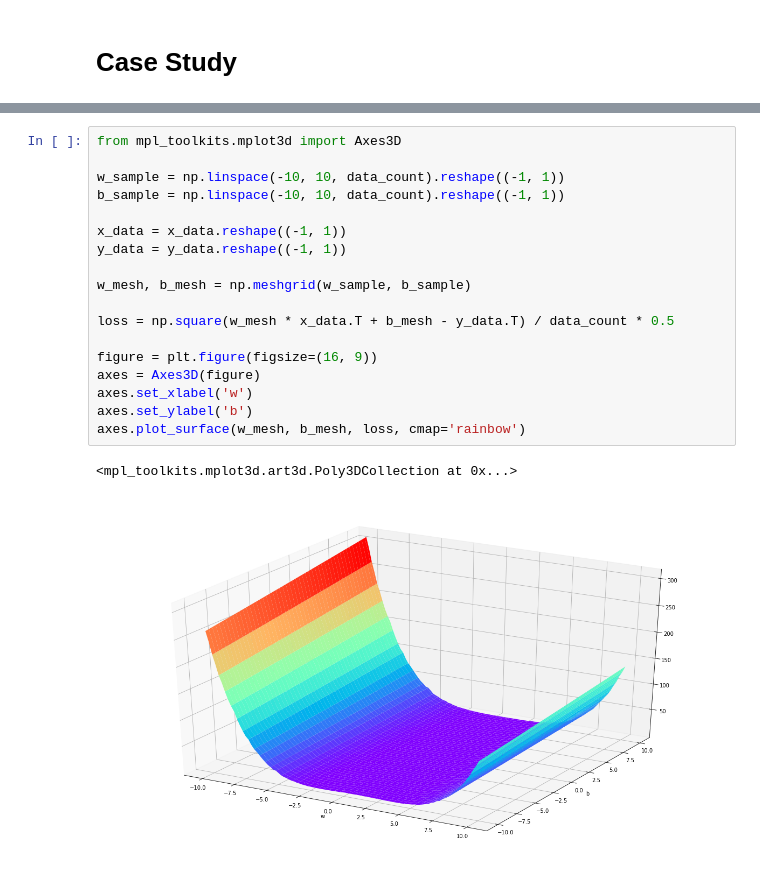
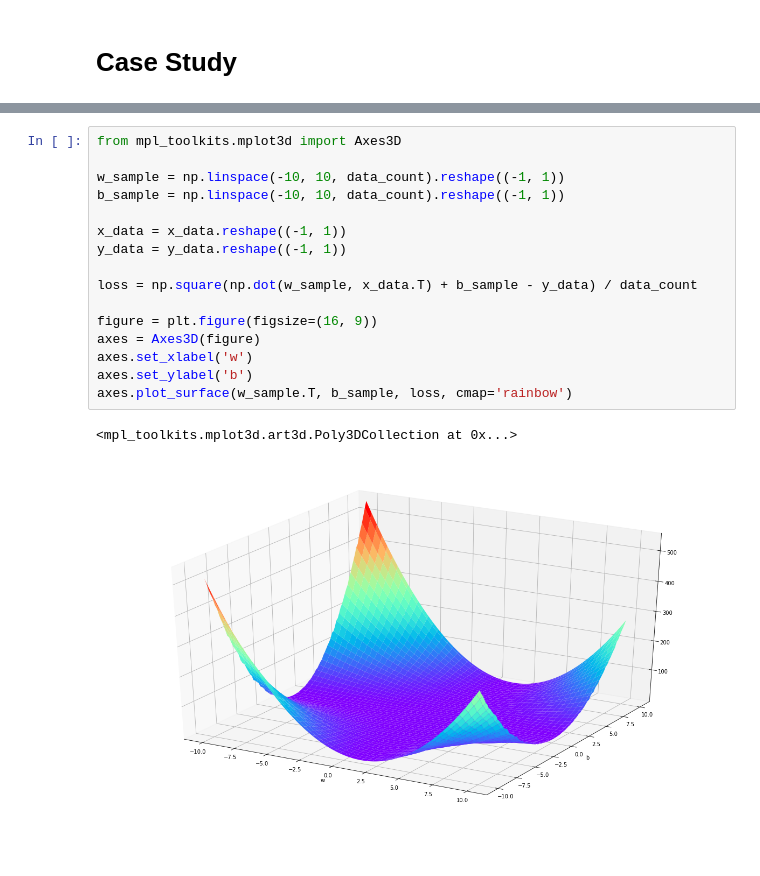
Before and after one commit to Ceruleanacg/Learning-Notes, a Jupyter notebook: note/Chapter-1.ipynb, the cells around one changed output, grey strips where cells are left out. Cells and saved outputs as stored; diff of their text form.

```diff
--- a/note/Chapter-1.ipynb
+++ b/note/Chapter-1.ipynb
@@ -22,24 +22,22 @@ plt.show()
 # %%
 from mpl_toolkits.mplot3d import Axes3D
 
 w_sample = np.linspace(-10, 10, data_count).reshape((-1, 1))
 b_sample = np.linspace(-10, 10, data_count).reshape((-1, 1))
 
 x_data = x_data.reshape((-1, 1))
 y_data = y_data.reshape((-1, 1))
 
-w_mesh, b_mesh = np.meshgrid(w_sample, b_sample)
-
-loss = np.square(w_mesh * x_data.T + b_mesh - y_data.T) / data_count * 0.5
+loss = np.square(np.dot(w_sample, x_data.T) + b_sample - y_data) / data_count
 
 figure = plt.figure(figsize=(16, 9))
 axes = Axes3D(figure)
 axes.set_xlabel('w')
 axes.set_ylabel('b')
-axes.plot_surface(w_mesh, b_mesh, loss, cmap='rainbow')
+axes.plot_surface(w_sample.T, b_sample, loss, cmap='rainbow')
 # %% [output]
 <mpl_toolkits.mplot3d.art3d.Poly3DCollection at 0x...>
-[figure, old version]
+[figure, new version]
 # %%
 w = np.random.rand()
 b = np.random.rand()
```
Also changed, not shown: parts of 4 cells of this notebook, 1 other file.
